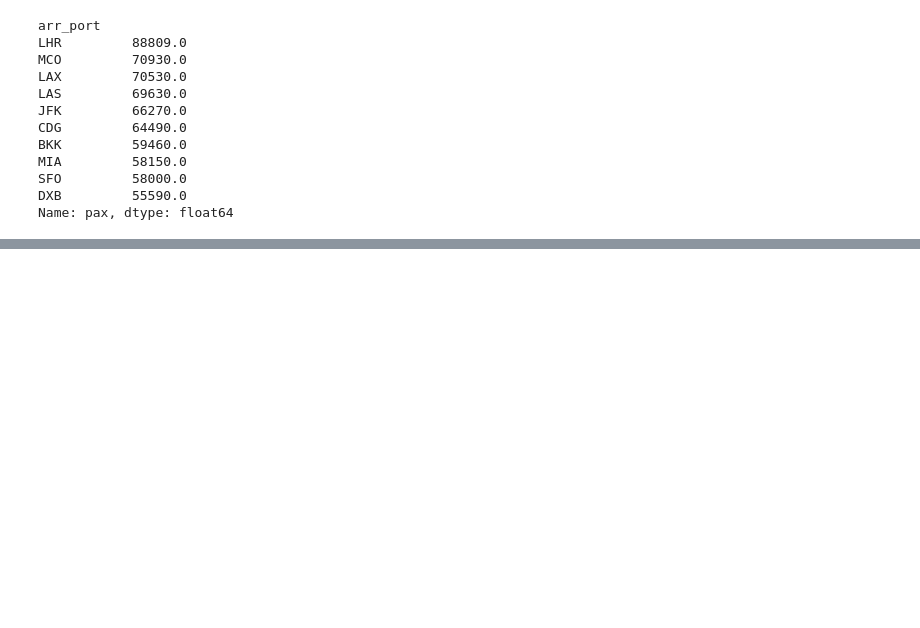
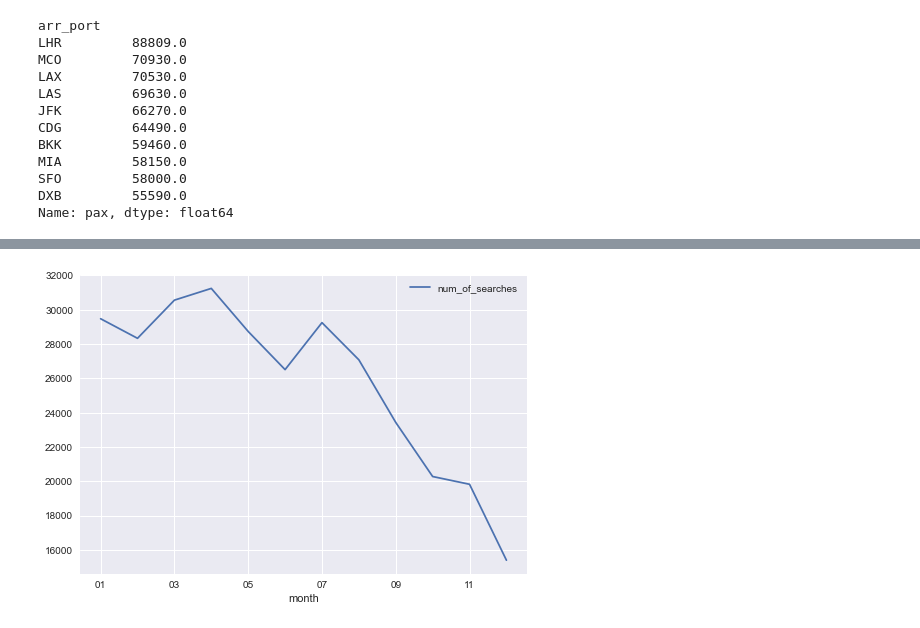
Before and after one commit to deividvalerius/K-School-Challenge, a Jupyter notebook: DS Challenge.ipynb, the cells around one changed output, grey strips where cells are left out. Saved outputs shown, nothing was run; the diff lists cells and outputs as text; code cells hidden in the pictures; blank space fills up the shorter version.

```diff
--- a/DS Challenge.ipynb
+++ b/DS Challenge.ipynb
@@ -64,0 +118,5 @@ Name: pax, dtype: float64
+# %%
+BCN = searches[searches.Destination == 'BCN'].groupby('month').Destination.count()
+BCN = BCN.to_frame().reset_index()
+BCN = BCN.rename(columns = {'Destination': 'num_of_searches'})
+print(BCN)
@@ -64,0 +164,5 @@ Name: pax, dtype: float64
+# %%
+BCN.plot(x ='month', y='num_of_searches')
+plt.show()
+# %% [output]
+[figure, added]
```
Also changed, not shown: parts of 9 cells of this notebook.
